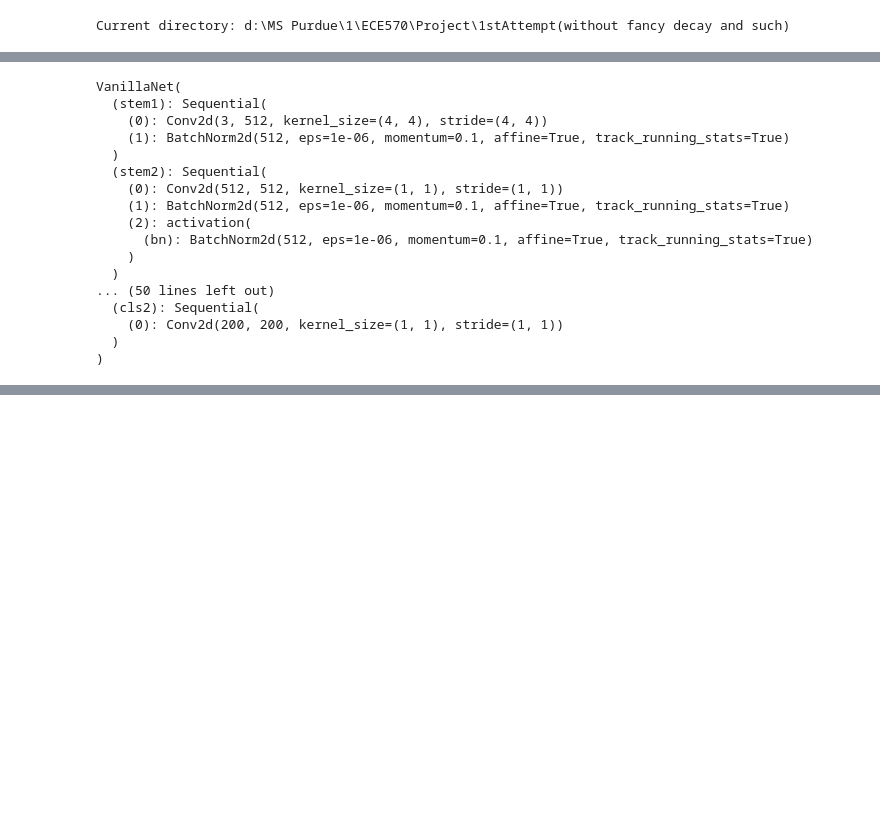
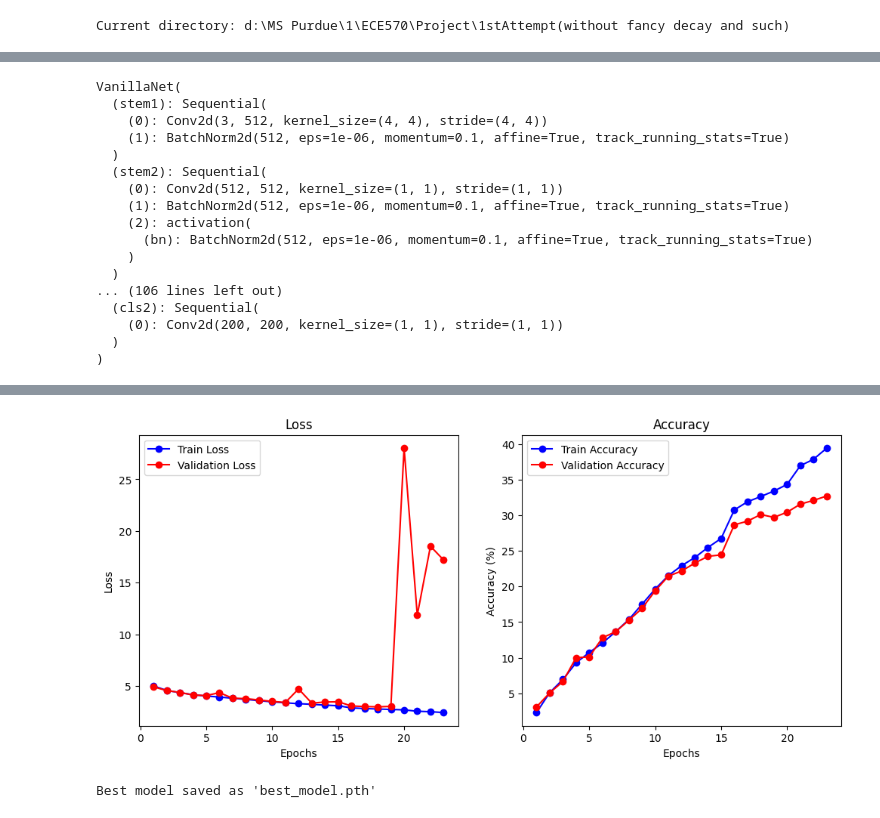
Before and after one commit to jung1230/Artificial_Intelligence, a Jupyter notebook: Project/1stAttempt(without fancy decay and such)/VanillaNet main.ipynb, the cells around one changed output, grey strips where cells are left out. Saved outputs shown, nothing was run; the diff lists cells and outputs as text; code cells hidden in the pictures; blank space fills up the shorter version.

```diff
--- a/Project/1stAttempt(without fancy decay and such)/VanillaNet main.ipynb
+++ b/Project/1stAttempt(without fancy decay and such)/VanillaNet main.ipynb
@@ -69,7 +129,7 @@ device = torch.device('cuda' if torch.cuda.is_available() else 'cpu')  # Use GPU
 from vanillanet_NN import vanillanet_5, vanillanet_6, vanillanet_9
 
 # Create an instance of the VanillaNet model (VanillaNet-9 in this case)
-model = vanillanet_5(pretrained=False, num_classes=200).to(device)
+model = vanillanet_9(pretrained=False, num_classes=200).to(device)
 
 # Print model architecture to verify
 print(model)
@@ -86,7 +146,7 @@ VanillaNet(
       (bn): BatchNorm2d(512, eps=1e-06, momentum=0.1, affine=True, track_running_stats=True)
     )
   )
-... (50 lines left out)
+... (106 lines left out)
   (cls2): Sequential(
     (0): Conv2d(200, 200, kernel_size=(1, 1), stride=(1, 1))
   )
@@ -98,7 +158,7 @@ import matplotlib.pyplot as plt  # For plotting
 
 # Define loss function and optimizer
 criterion = nn.CrossEntropyLoss()  # Cross-entropy loss for classification
-optimizer = optim.Adam(model.parameters(), lr=0.001)  # Adam optimizer
+optimizer = optim.Adam(model.parameters(), lr=0.01)  # lr=0.1, weight_decay=1e-3. before, lr=0.01 without weight decay.
 
 # Initialize lists to store metrics
 train_losses = []
@@ -106,12 +166,19 @@ val_losses = []
 train_accuracies = []
 val_accuracies = []
 
-num_epochs = 100  # Number of epochs
-patience = 10  # Patience for early stopping
+num_epochs = 10000  # Number of epochs
+patience = 5  # Patience for early stopping
 best_val_loss = float('inf')  # Initialize best validation loss as infinity
 epochs_without_improvement = 0  # Counter for how many epochs passed without improvement
 
 early_stop = False
+
+# Initialize the learning rate scheduler
+scheduler = optim.lr_scheduler.ReduceLROnPlateau(optimizer,
+                                                 mode='min',      # Reduce when the quantity monitored has stopped decreasing
+                                                 factor=0.5,     # Factor by which the learning rate will be reduced
+                                                 patience=1,     # Number of epochs with no improvement after which learning rate will be reduced
+                                                 verbose=True)   # Print a message when the learning rate is reduced
 
 for epoch in range(num_epochs):
     if early_stop:
@@ -178,6 +245,10 @@ for epoch in range(num_epochs):
     val_losses.append(avg_val_loss)
     val_accuracies.append(val_accuracy)
 
+    # Step the scheduler
+    scheduler.step(avg_val_loss)  # Update the learning rate based on validation loss
+
+
     # Print epoch statistics
     print(f'Epoch [{epoch+1}/{num_epochs}], Train Loss: {avg_train_loss:.4f}, Train Accuracy: {train_accuracy:.2f}%')
     print(f'Validation Accuracy: {val_accuracy:.2f}%, Validation Loss: {avg_val_loss:.4f}')
@@ -253,0 +322,2 @@ Validation Accuracy: 43.40%, Validation Loss: 2.6803
+[figure, added]
+Best model saved as 'best_model.pth'
```
Also changed, not shown: parts of 4 cells of this notebook, 8 other files.
